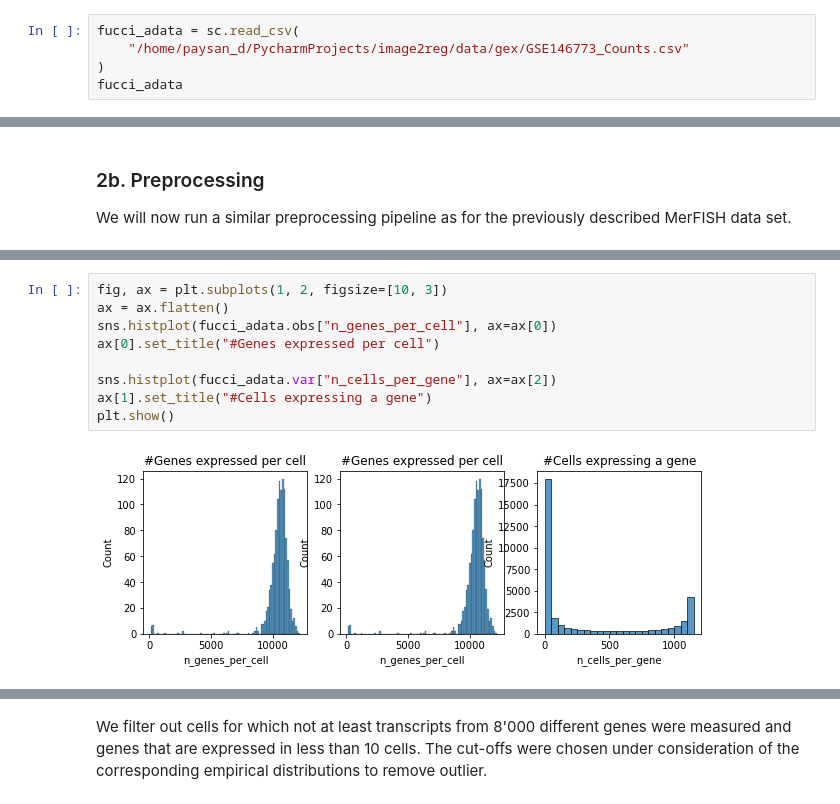
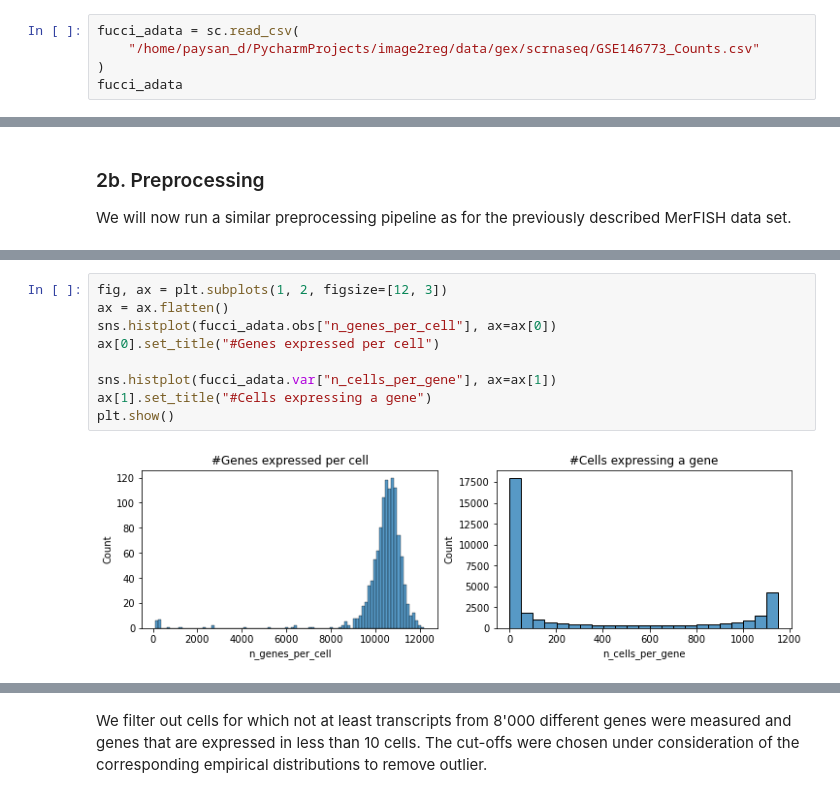
Before and after one commit to uhlerlab/image2reg, a Jupyter notebook: notebooks/ppi/gex_analyses/gex_analyses.ipynb, the cells around one changed output, grey strips where cells are left out. Drawn from its saved outputs; the diff is of its cells as text.

```diff
--- a/notebooks/ppi/gex_analyses/gex_analyses.ipynb
+++ b/notebooks/ppi/gex_analyses/gex_analyses.ipynb
@@ -164,7 +164,7 @@ The second data set consists of 1,152 U2OS FUCCI cells that were sorted by FACS
 ### 2a. Read in data
 # %%
 fucci_adata = sc.read_csv(
-    "/home/paysan_d/PycharmProjects/image2reg/data/gex/GSE146773_Counts.csv"
+    "/home/paysan_d/PycharmProjects/image2reg/data/gex/scrnaseq/GSE146773_Counts.csv"
 )
 fucci_adata
 # %% [output]
@@ -244,16 +244,16 @@ fucci_adata.obs["n_genes_per_cell"] = np.sum(
 # %% [output]
 [interactive output not drawn]
 # %%
-fig, ax = plt.subplots(1, 2, figsize=[10, 3])
+fig, ax = plt.subplots(1, 2, figsize=[12, 3])
 ax = ax.flatten()
 sns.histplot(fucci_adata.obs["n_genes_per_cell"], ax=ax[0])
 ax[0].set_title("#Genes expressed per cell")
 
-sns.histplot(fucci_adata.var["n_cells_per_gene"], ax=ax[2])
+sns.histplot(fucci_adata.var["n_cells_per_gene"], ax=ax[1])
 ax[1].set_title("#Cells expressing a gene")
 plt.show()
 # %% [output]
-[figure, old version]
+[figure, new version]
 [interactive output not drawn]
 # %% [markdown]
 We filter out cells for which not at least transcripts from 8'000 different genes were measured and genes that are expressed in less than 10 cells. The cut-offs were chosen under consideration of the corresponding empirical distributions to remove outlier.
```
Also changed, not shown: 12 other files.
